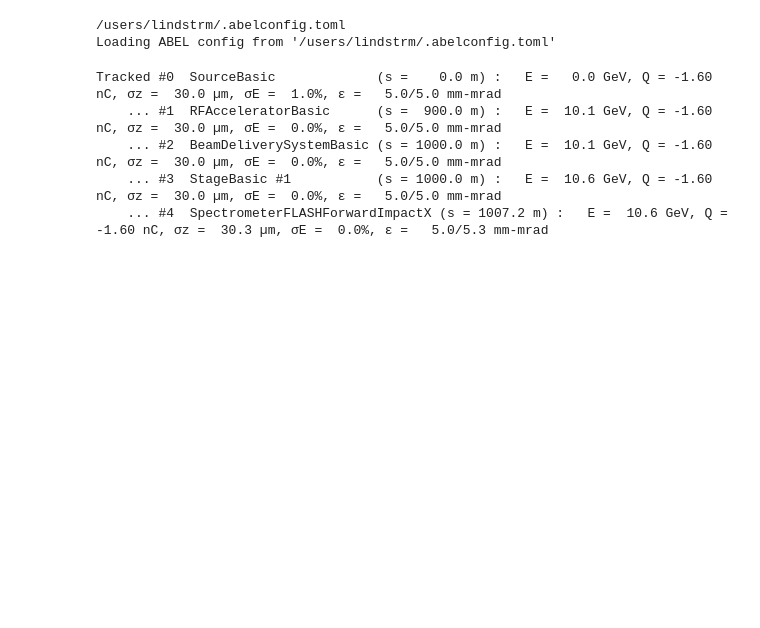
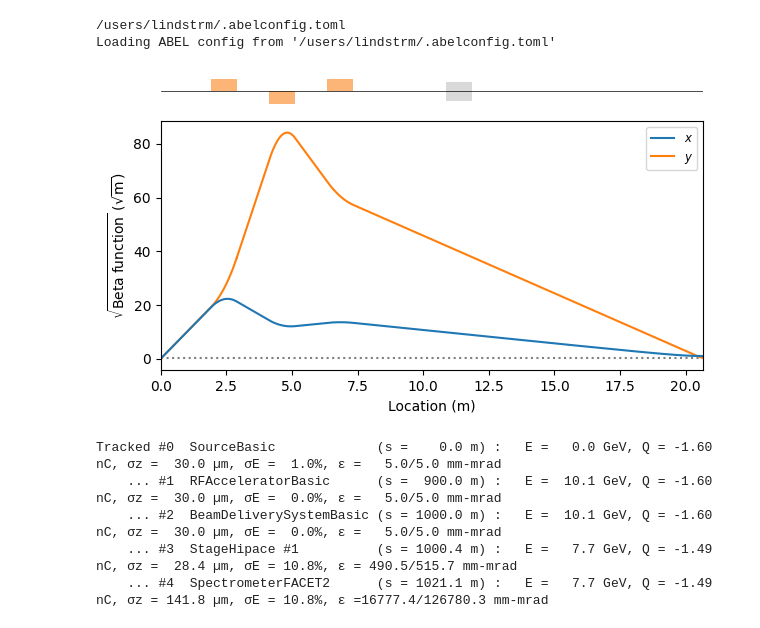
Before and after one commit to abel-framework/ABEL, a Jupyter notebook: examples/facet2_example.ipynb, the cells around one changed output. Saved outputs shown, nothing was run; the diff lists cells and outputs as text; code cells hidden in the pictures; blank space fills up the shorter version.

```diff
--- a/examples/facet2_example.ipynb
+++ b/examples/facet2_example.ipynb
@@ -14,11 +14,17 @@ facet2.stage_class = StageBasic
+# %%
+facet2.assemble_trackables()
+facet2.spectrometer.set_imaging()
+facet2.spectrometer.plot_optics()
+# %% [output]
+[figure, added]
 # %%
-facet2.run('facet2_test', overwrite=True)
+facet2.run('facet2_test', overwrite=False)
 # %% [output]
 Tracked #0  SourceBasic             (s =    0.0 m) :   E =   0.0 GeV, Q = -1.60 nC, σz =  30.0 µm, σE =  1.0%, ε =   5.0/5.0 mm-mrad
     ... #1  RFAcceleratorBasic      (s =  900.0 m) :   E =  10.1 GeV, Q = -1.60 nC, σz =  30.0 µm, σE =  0.0%, ε =   5.0/5.0 mm-mrad
     ... #2  BeamDeliverySystemBasic (s = 1000.0 m) :   E =  10.1 GeV, Q = -1.60 nC, σz =  30.0 µm, σE =  0.0%, ε =   5.0/5.0 mm-mrad
-    ... #3  StageBasic #1           (s = 1000.0 m) :   E =  10.6 GeV, Q = -1.60 nC, σz =  30.0 µm, σE =  0.0%, ε =   5.0/5.0 mm-mrad
-    ... #4  SpectrometerFLASHForwardImpactX (s = 1007.2 m) :   E =  10.6 GeV, Q = -1.60 nC, σz =  30.3 µm, σE =  0.0%, ε =   5.0/5.3 mm-mrad
+    ... #3  StageHipace #1          (s = 1000.4 m) :   E =   7.7 GeV, Q = -1.49 nC, σz =  28.4 µm, σE = 10.8%, ε = 490.5/515.7 mm-mrad
+    ... #4  SpectrometerFACET2      (s = 1021.1 m) :   E =   7.7 GeV, Q = -1.49 nC, σz = 141.8 µm, σE = 10.8%, ε =16777.4/126780.3 mm-mrad
 # %%
 facet2.stage.plot_evolution()
 facet2.stage.plot_wake()
```
Also changed, not shown: parts of 6 cells of this notebook, 12 other files.
